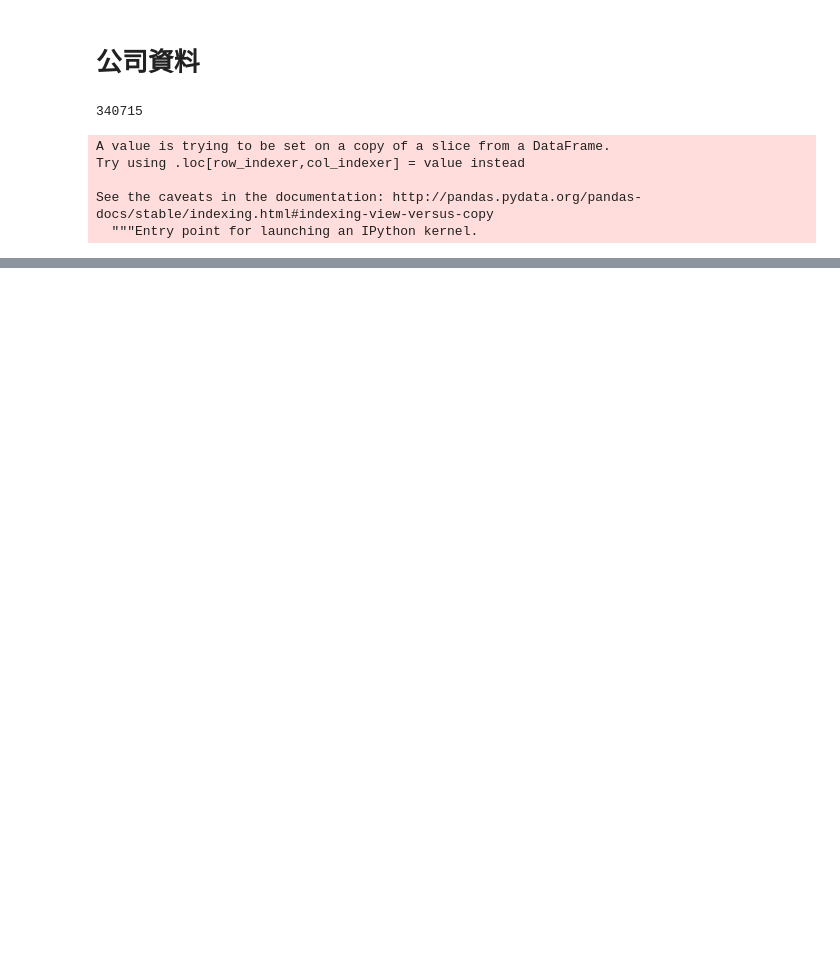
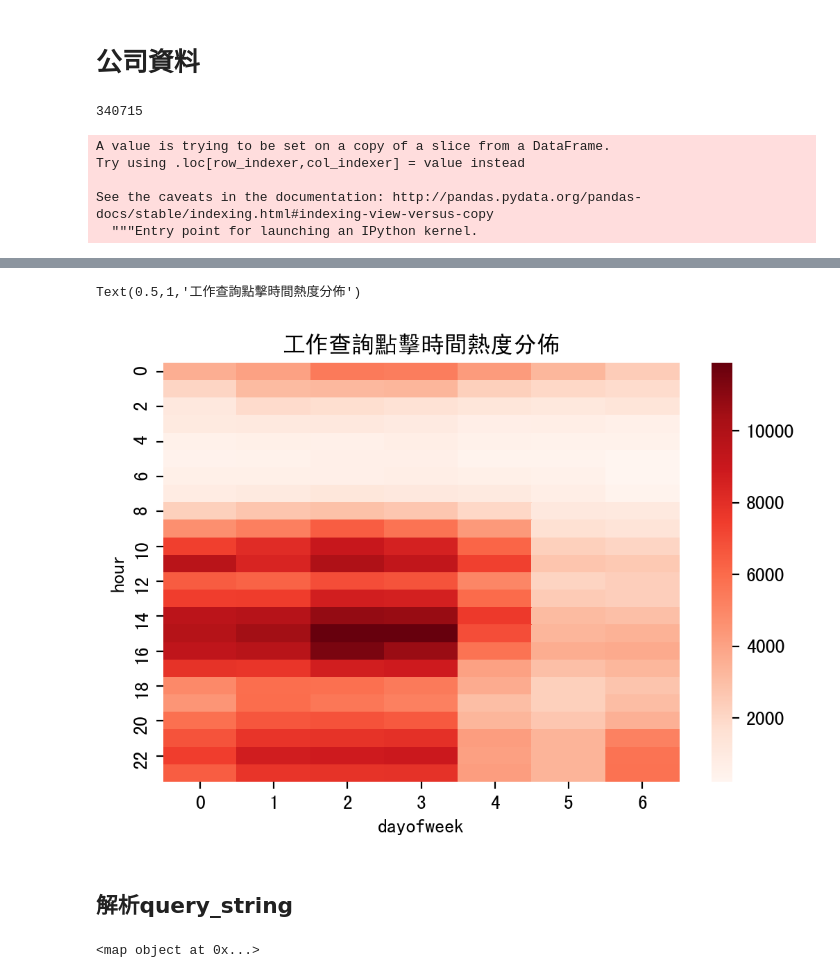
Before and after one commit to kuonumber/201807_104_hr_bank, a Jupyter notebook: 20180710_104_資料清理.ipynb, the cells around one changed output, grey strips where cells are left out. Drawn from its saved outputs; the diff is of its cells as text; code cells hidden in the pictures; blank space fills up the shorter version.

Commit message:
add query_string_次數分配 , 新增query string分析

```diff
--- a/20180710_104_資料清理.ipynb
+++ b/20180710_104_資料清理.ipynb
@@ -329,0 +339,11 @@ df_company.merge(df_invoice_close,left_on='invoice',right_on='統一編號')
+# %%
+df_train_click['date'] = pd.to_datetime(df_train_click['date'])
+# %%
+df_train_click['date'] = df_train_click.date+timedelta(hours=8)
+# %%
+# 或許工作點擊有時間上的分佈
+df_job_search_freq = (df_train_click.groupby([df_train_click.date.dt.weekday,
+                         df_train_click.date.dt.hour])['action'].count().unstack().T)
+# %%
+df_job_search_freq.columns.name = 'dayofweek'
+df_job_search_freq.index.name = 'hour'
@@ -329,0 +371,9 @@ df_company.merge(df_invoice_close,left_on='invoice',right_on='統一編號')
+# %%
+plt.figure(dpi = 200)
+sns.heatmap(df_job_search_freq,cmap="Reds")
+plt.title('工作查詢點擊時間熱度分佈')
+# %% [output]
+Text(0.5,1,'工作查詢點擊時間熱度分佈')
+[figure, added]
+# %% [markdown]
+## 解析query_string
@@ -329,0 +401,4 @@ df_company.merge(df_invoice_close,left_on='invoice',right_on='統一編號')
+# %%
+print(map(z,s))
+# %% [output]
+<map object at 0x...>
```
Also changed, not shown: parts of 41 cells of this notebook, 1 other file.
